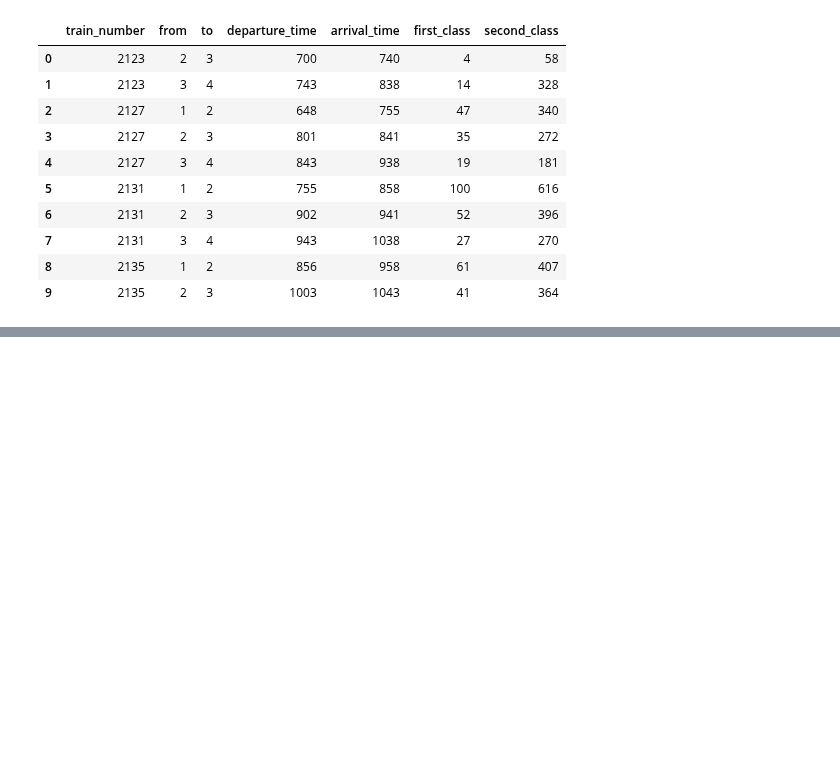
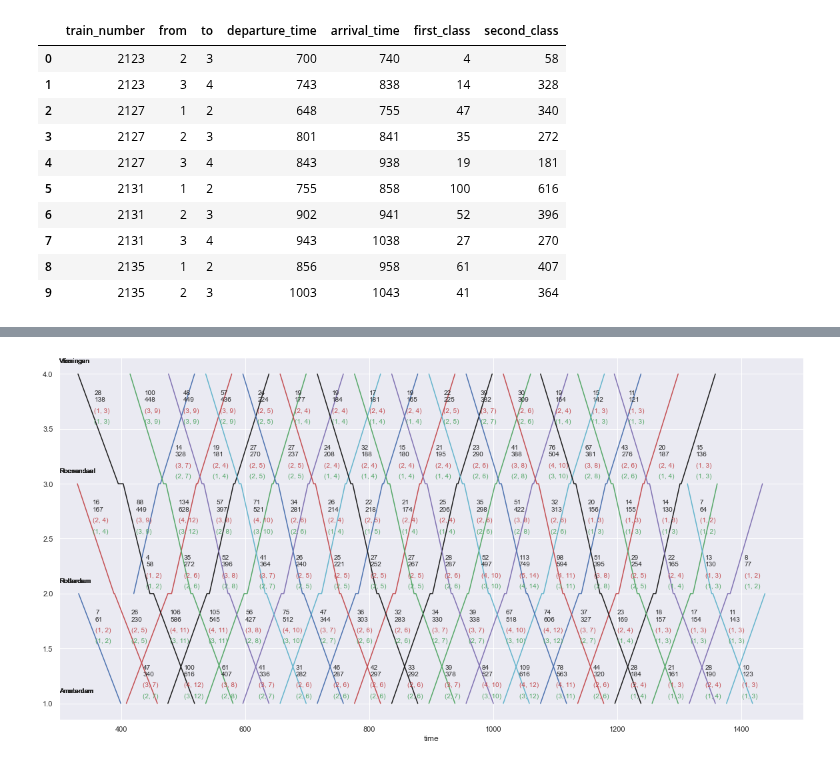
Before and after one commit to Sun-flowerSamurai/train-modelling, a Jupyter notebook: loading_train_data.ipynb, the cells around one changed output, grey strips where cells are left out. Drawn from its saved outputs; the diff is of its cells as text; code cells hidden in the pictures; blank space fills up the shorter version.

```diff
--- a/loading_train_data.ipynb
+++ b/loading_train_data.ipynb
@@ -179,0 +51,9 @@ viz.visualize(train_type=type_3_train)
+# %%
+trains = traintools.create_trains_dict(df)
+
+# trains_subset = dict(itertools.islice(trains.items(), 10)) # subset of the first 10 trains
+
+viz = traintools.VisualizeSchedule(trains)
+viz.visualize()
+# %% [output]
+[figure, added]
```
Also changed, not shown: parts of 13 cells of this notebook, 2 other files.
